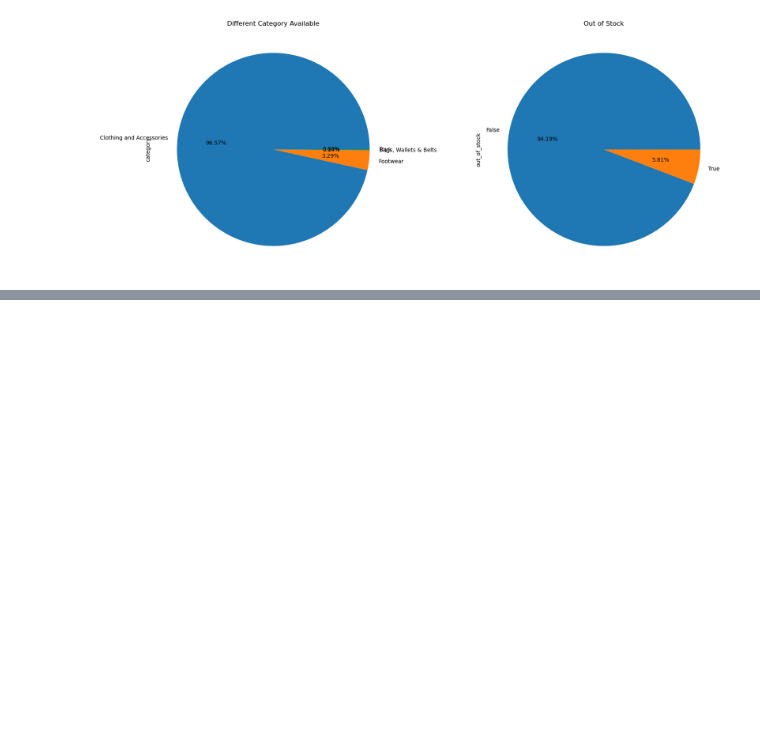
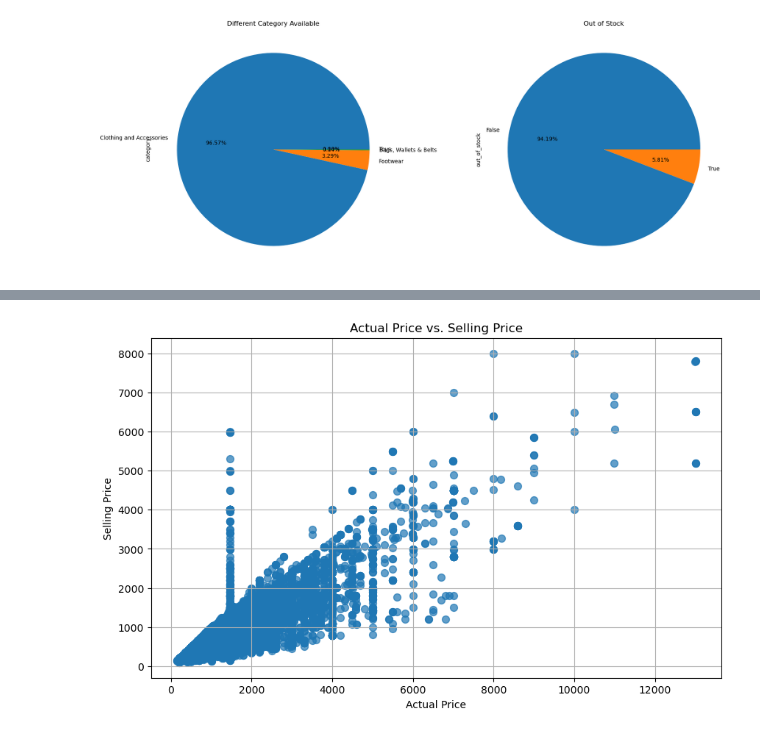
Before and after one commit to ShubhamGupta2505/MachineLearningPractice, a Jupyter notebook: flipkart-product-analysis.ipynb, the cells around one changed output, grey strips where cells are left out. Saved outputs shown, nothing was run; the diff lists cells and outputs as text; code cells hidden in the pictures; blank space fills up the shorter version.

```diff
--- a/flipkart-product-analysis.ipynb
+++ b/flipkart-product-analysis.ipynb
@@ -227,0 +239,10 @@ sns.lineplot(x=df.index,y='actual_price',data=df)
+# %%
+plt.figure(figsize=(10, 6))
+plt.scatter(df['actual_price'], df['selling_price'], s=50, alpha=0.7)
+plt.xlabel('Actual Price')
+plt.ylabel('Selling Price')
+plt.title('Actual Price vs. Selling Price')
+plt.grid(True)
+plt.show()
+# %% [output]
+[figure, added]
```
Also changed, not shown: parts of 5 cells of this notebook.
